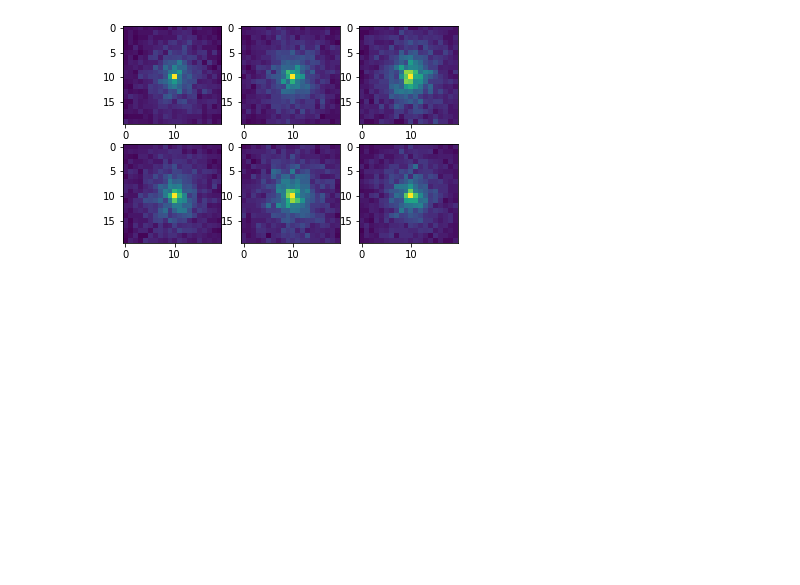
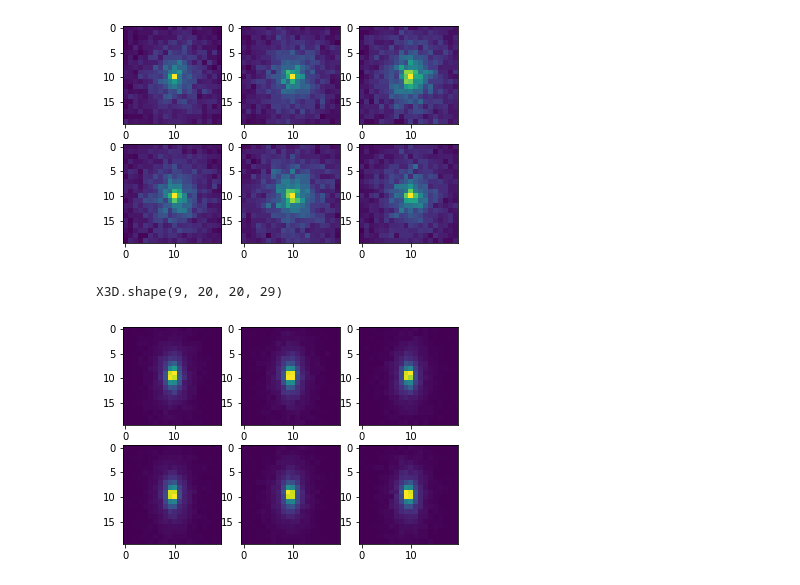
Before and after one commit to fraison/SMBH, a Jupyter notebook: demonstrator_1/notebooks/data_inspector.ipynb, the cells around one changed output. Drawn from its saved outputs; the diff is of its cells as text; code cells hidden in the pictures; blank space fills up the shorter version.

```diff
--- a/demonstrator_1/notebooks/data_inspector.ipynb
+++ b/demonstrator_1/notebooks/data_inspector.ipynb
@@ -38,3 +36,29 @@ else:
 # %% [output]
 X3D.shape(9, 20, 20, 101)
 [figure]
+# %%
+
+path = "../data/testData_2/"
+X3D, Y = pp.load_datasets(path, 0)
+
+print("X3D.shape"+str(X3D.shape))
+
+#extract n*n images
+ni = 3
+nj = 3
+sti = 1 #start from sti-th line if too many images
+
+%matplotlib inline
+
+
+if len(X3D)>=ni*nj:
+    fig, axs = plt.subplots(ni-sti, nj)
+    for i in range(sti,ni):#or range(ni-100:ni)
+        for j in range(0,nj):
+            axs[i-sti,j].imshow((X3D[nj*i+j].sum(axis=2)))
+    #plt.tight_layout()
+else:
+    print("too many plots requested")
+# %% [output]
+X3D.shape(9, 20, 20, 29)
+[figure, added]
```
Also changed, not shown: parts of 1 cell of this notebook, 14 other files.
